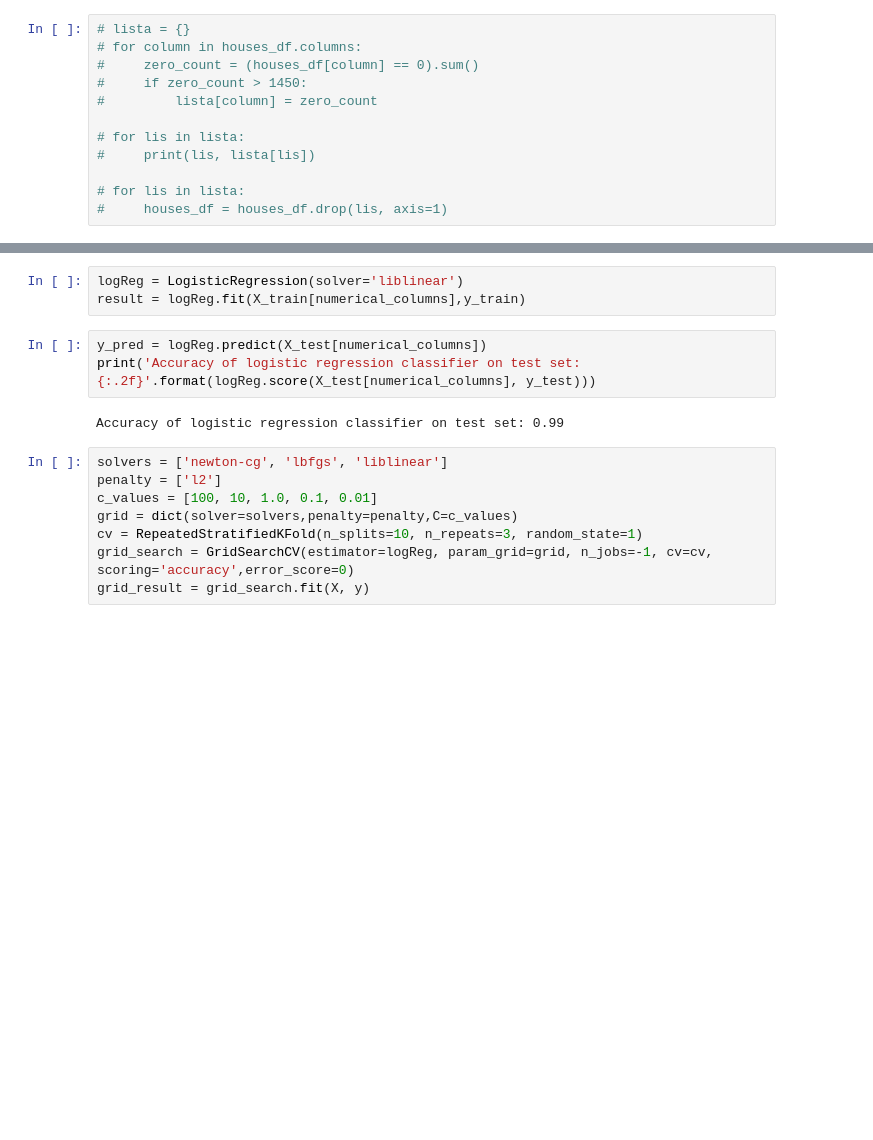
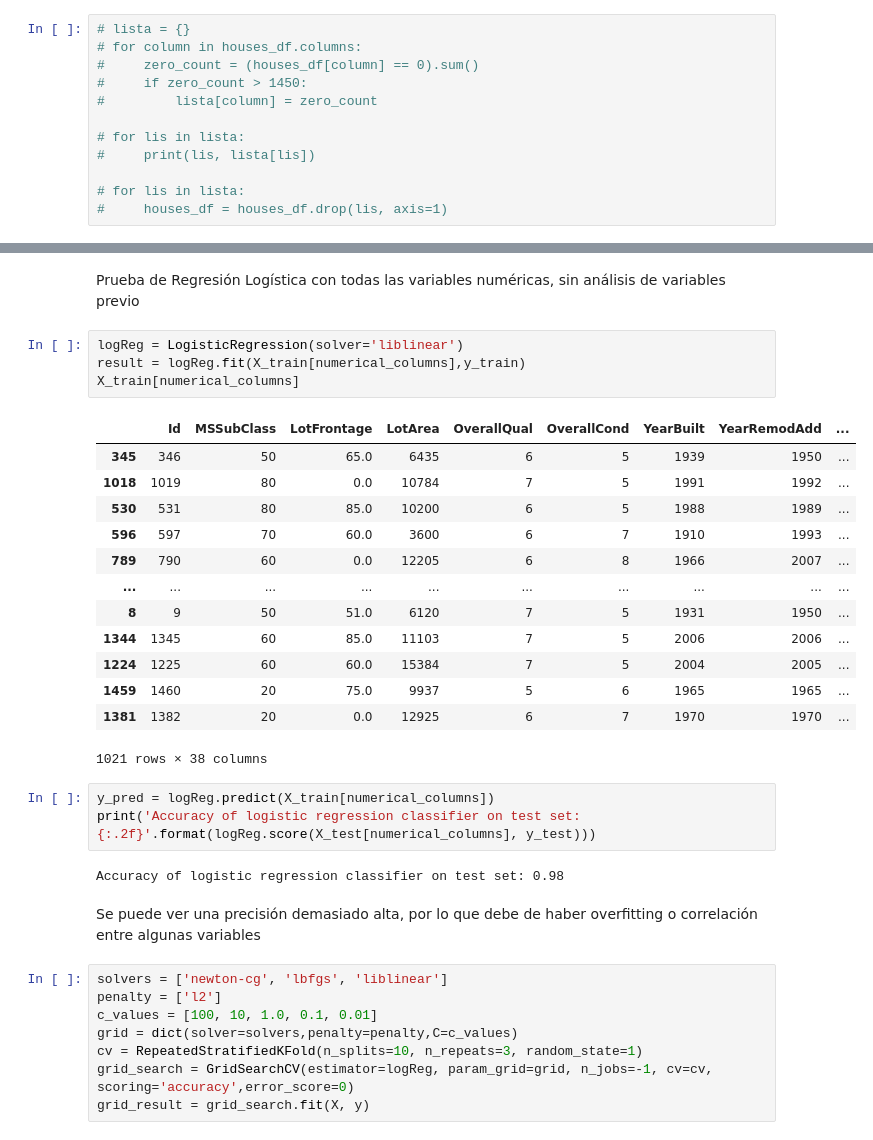
Before and after one commit to estebandonis/HT6-MineriadeDatos, a Jupyter notebook: hoja6.ipynb, the cells around one changed output, grey strips where cells are left out. Saved outputs shown, nothing was run; the diff lists cells and outputs as text; blank space fills up the shorter version.

```diff
--- a/hoja6.ipynb
+++ b/hoja6.ipynb
@@ -184,11 +220,30 @@ X_train, X_test,y_train, y_test = train_test_split(X, y,test_size=0.3,train_size
+# %% [markdown]
+Prueba de Regresión Logística con todas las variables numéricas, sin análisis de variables previo
 # %%
 logReg = LogisticRegression(solver='liblinear')
 result = logReg.fit(X_train[numerical_columns],y_train)
+X_train[numerical_columns]
+# %% [output]
+|  | Id | MSSubClass | LotFrontage | LotArea | OverallQual | OverallCond | YearBuilt | YearRemodAdd | ... |
+| 345 | 346 | 50 | 65.0 | 6435 | 6 | 5 | 1939 | 1950 | ... |
+| 1018 | 1019 | 80 | 0.0 | 10784 | 7 | 5 | 1991 | 1992 | ... |
+| 530 | 531 | 80 | 85.0 | 10200 | 6 | 5 | 1988 | 1989 | ... |
+| 596 | 597 | 70 | 60.0 | 3600 | 6 | 7 | 1910 | 1993 | ... |
+| 789 | 790 | 60 | 0.0 | 12205 | 6 | 8 | 1966 | 2007 | ... |
+| ... | ... | ... | ... | ... | ... | ... | ... | ... | ... |
+| 8 | 9 | 50 | 51.0 | 6120 | 7 | 5 | 1931 | 1950 | ... |
+| 1344 | 1345 | 60 | 85.0 | 11103 | 7 | 5 | 2006 | 2006 | ... |
+| 1224 | 1225 | 60 | 60.0 | 15384 | 7 | 5 | 2004 | 2005 | ... |
+| 1459 | 1460 | 20 | 75.0 | 9937 | 5 | 6 | 1965 | 1965 | ... |
+| 1381 | 1382 | 20 | 0.0 | 12925 | 6 | 7 | 1970 | 1970 | ... |
+1021 rows × 38 columns
 # %%
-y_pred = logReg.predict(X_test[numerical_columns])
+y_pred = logReg.predict(X_train[numerical_columns])
 print('Accuracy of logistic regression classifier on test set: {:.2f}'.format(logReg.score(X_test[numerical_columns], y_test)))
 # %% [output]
-Accuracy of logistic regression classifier on test set: 0.99
+Accuracy of logistic regression classifier on test set: 0.98
+# %% [markdown]
+Se puede ver una precisión demasiado alta, por lo que debe de haber overfitting o correlación entre algunas variables
 # %%
 solvers = ['newton-cg', 'lbfgs', 'liblinear']
 penalty = ['l2']
```
Also changed, not shown: parts of 21 cells of this notebook.
